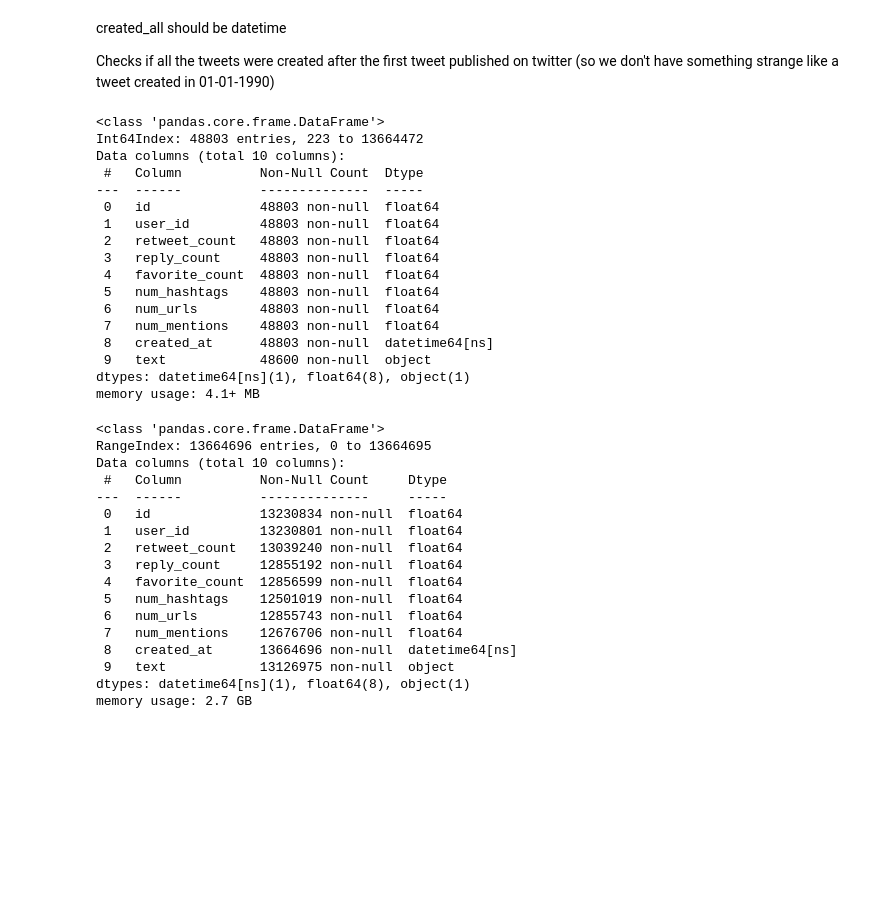
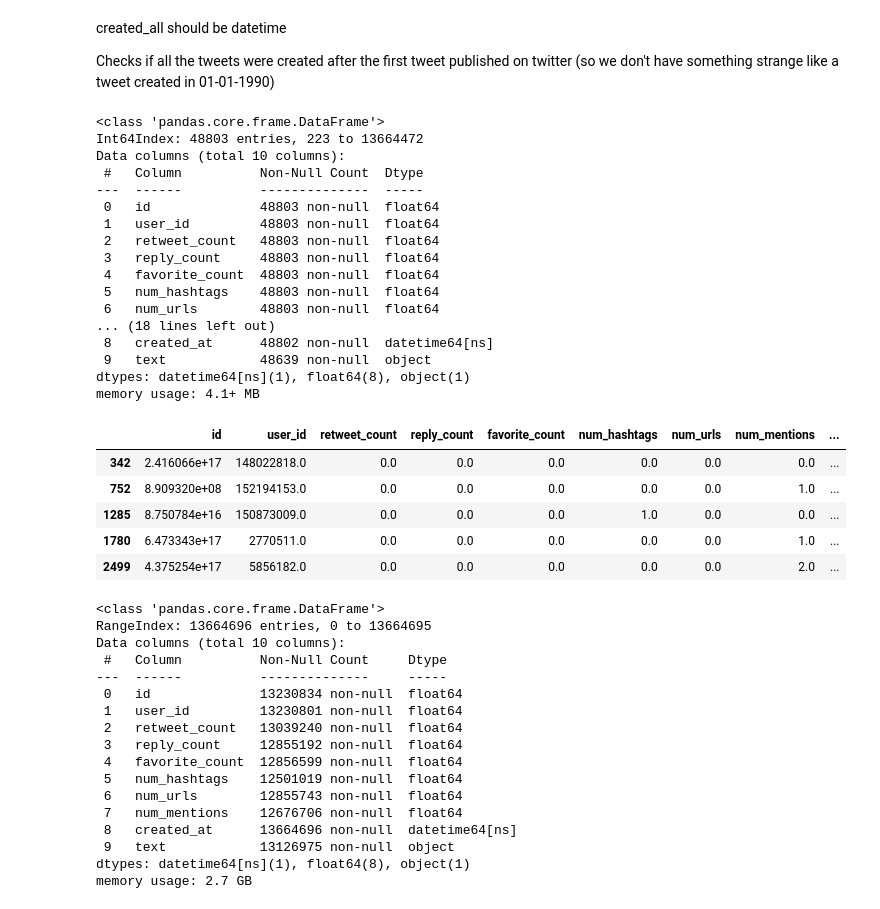
Before and after one commit to The-seven-dwarfs/DataMining-Group7, a Jupyter notebook: 1-Data_Understanding_and_Preparation.ipynb, the cells around one changed output. Saved outputs shown, nothing was run; the diff lists cells and outputs as text; code cells hidden in the pictures; blank space fills up the shorter version.

Commit message:
Found tweets coming from the future

```diff
--- a/1-Data_Understanding_and_Preparation.ipynb
+++ b/1-Data_Understanding_and_Preparation.ipynb
@@ -318,28 +318,39 @@ Checks if all the tweets were created after the first tweet published on twitter
 # %%
 tweets_df["created_at"] = pd.to_datetime(tweets_df["created_at"], errors="coerce")
 
 # finding tweets created before twitter first tweet
-ahead_of_time_tweets_df = tweets_df[tweets_df["created_at"] < datetime(2006,3,21,12,50,0)]
-ahead_of_time_tweets_df.info()
+before_time_tweets_df = tweets_df[tweets_df["created_at"] < datetime(2006,3,21,12,50,0)]
+before_time_tweets_df.info()
+
+# finding tweets created after dataset release
+before_time_tweets_df = tweets_df[tweets_df["created_at"] > datetime(2022,9,29,11,0,0)]
+before_time_tweets_df.info()
+
 # what to do with these tweets?
 # %% [output]
 <class 'pandas.core.frame.DataFrame'>
 Int64Index: 48803 entries, 223 to 13664472
 Data columns (total 10 columns):
  #   Column          Non-Null Count  Dtype
 ---  ------          --------------  -----
  0   id              48803 non-null  float64
  1   user_id         48803 non-null  float64
  2   retweet_count   48803 non-null  float64
  3   reply_count     48803 non-null  float64
  4   favorite_count  48803 non-null  float64
  5   num_hashtags    48803 non-null  float64
  6   num_urls        48803 non-null  float64
- 7   num_mentions    48803 non-null  float64
- 8   created_at      48803 non-null  datetime64[ns]
- 9   text            48600 non-null  object
+... (18 lines left out)
+ 8   created_at      48802 non-null  datetime64[ns]
+ 9   text            48639 non-null  object
 dtypes: datetime64[ns](1), float64(8), object(1)
 memory usage: 4.1+ MB
+|  | id | user_id | retweet_count | reply_count | favorite_count | num_hashtags | num_urls | num_mentions | ... |
+| 342 | 2.416066e+17 | 148022818.0 | 0.0 | 0.0 | 0.0 | 0.0 | 0.0 | 0.0 | ... |
+| 752 | 8.909320e+08 | 152194153.0 | 0.0 | 0.0 | 0.0 | 0.0 | 0.0 | 1.0 | ... |
+| 1285 | 8.750784e+16 | 150873009.0 | 0.0 | 0.0 | 0.0 | 1.0 | 0.0 | 0.0 | ... |
+| 1780 | 6.473343e+17 | 2770511.0 | 0.0 | 0.0 | 0.0 | 0.0 | 0.0 | 1.0 | ... |
+| 2499 | 4.375254e+17 | 5856182.0 | 0.0 | 0.0 | 0.0 | 0.0 | 0.0 | 2.0 | ... |
 # %%
 tweets_df.info(verbose=True, show_counts=True, memory_usage= "deep")
 tweets_df.describe()
```
Also changed, not shown: parts of 1 cell of this notebook.
